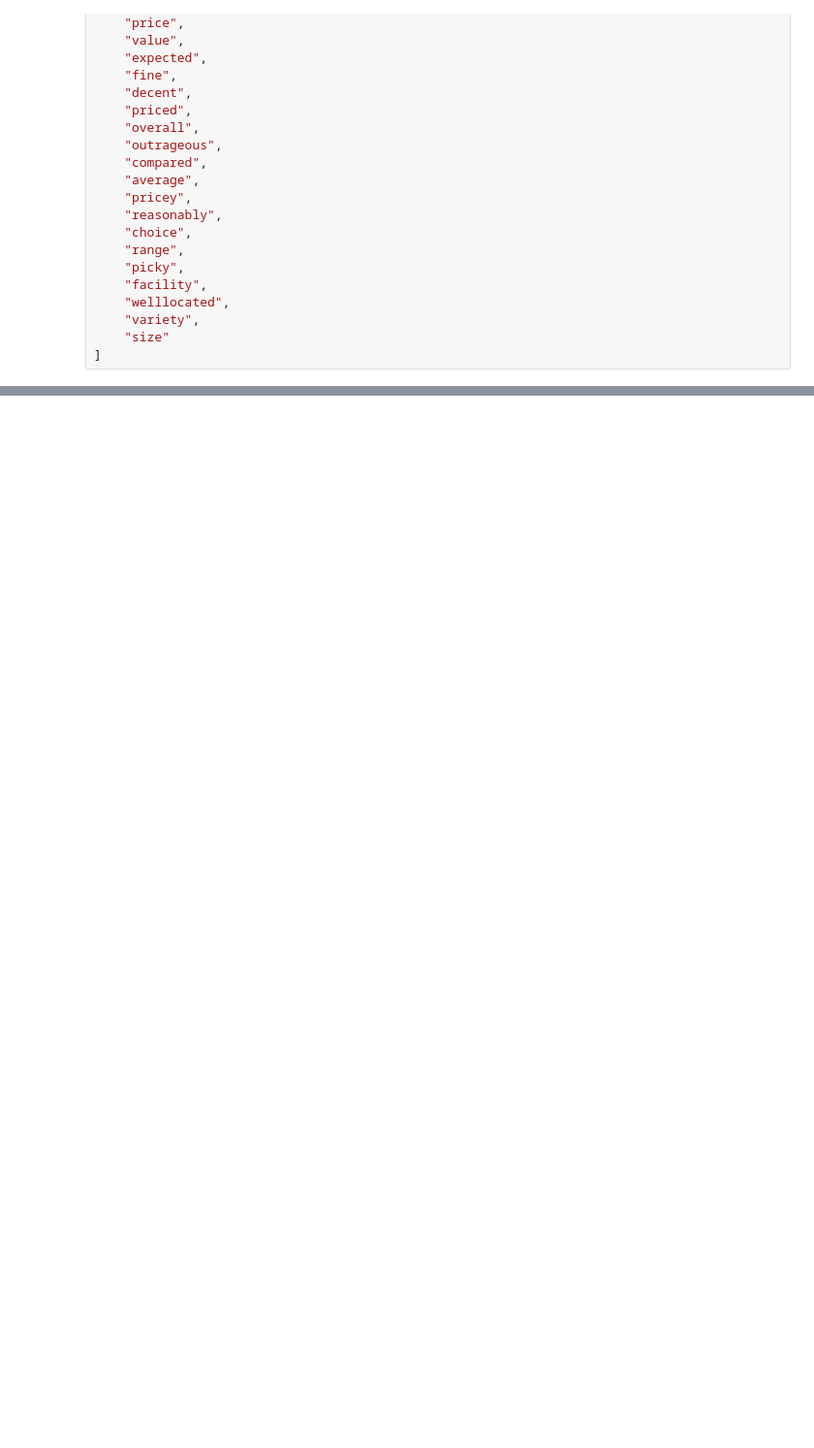
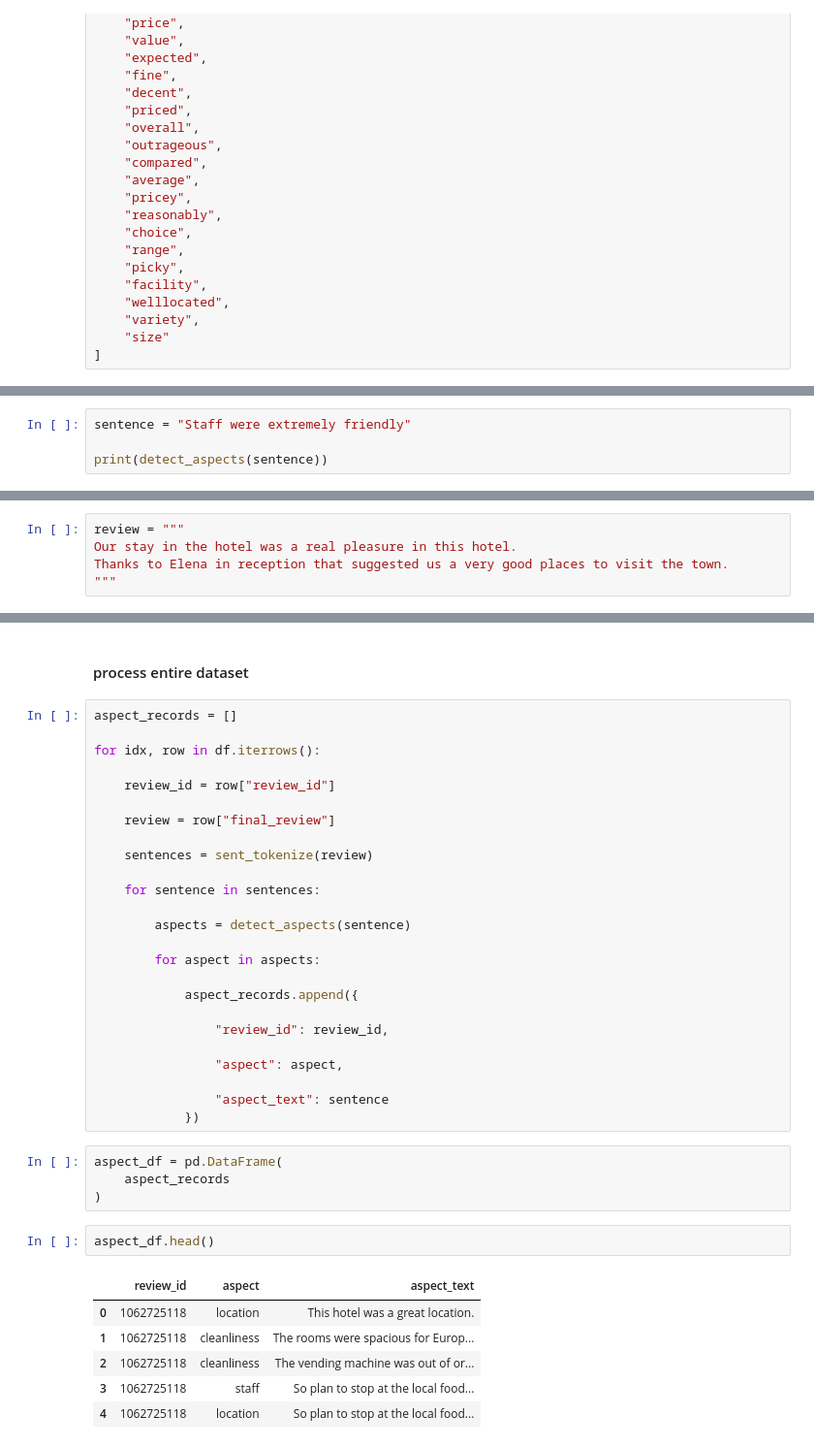
Before and after one commit to sakun9526/ABSA-irish-hotel-reviews, a Jupyter notebook: aspect_segmentation.ipynb, the cells around one changed output, grey strips where cells are left out. Shown at 97% size. Cells and saved outputs as stored; diff of their text form; blank space fills up the shorter version.

Commit message:
add aspect dictionary pipeline

```diff
--- a/aspect_segmentation.ipynb
+++ b/aspect_segmentation.ipynb
@@ -665,0 +786,4 @@ value_word2vec_keywords = [
+# %%
+sentence = "Staff were extremely friendly"
+
+print(detect_aspects(sentence))
@@ -665,0 +792,5 @@ value_word2vec_keywords = [
+# %%
+review = """
+Our stay in the hotel was a real pleasure in this hotel.
+Thanks to Elena in reception that suggested us a very good places to visit the town.
+"""
@@ -665,0 +821,40 @@ value_word2vec_keywords = [
+# %% [markdown]
+#### process entire dataset
+# %%
+aspect_records = []
+
+for idx, row in df.iterrows():
+
+    review_id = row["review_id"]
+
+    review = row["final_review"]
+
+    sentences = sent_tokenize(review)
+
+    for sentence in sentences:
+
+        aspects = detect_aspects(sentence)
+
+        for aspect in aspects:
+
+            aspect_records.append({
+
+                "review_id": review_id,
+
+                "aspect": aspect,
+
+                "aspect_text": sentence
+            })
+# %%
+aspect_df = pd.DataFrame(
+    aspect_records
+)
+# %%
+aspect_df.head()
+# %% [output]
+|  | review_id | aspect | aspect_text |
+| 0 | 1062725118 | location | This hotel was a great location. |
+| 1 | 1062725118 | cleanliness | The rooms were spacious for Europ... |
+| 2 | 1062725118 | cleanliness | The vending machine was out of or... |
+| 3 | 1062725118 | staff | So plan to stop at the local food... |
+| 4 | 1062725118 | location | So plan to stop at the local food... |
```
Also changed, not shown: parts of 26 cells of this notebook.
